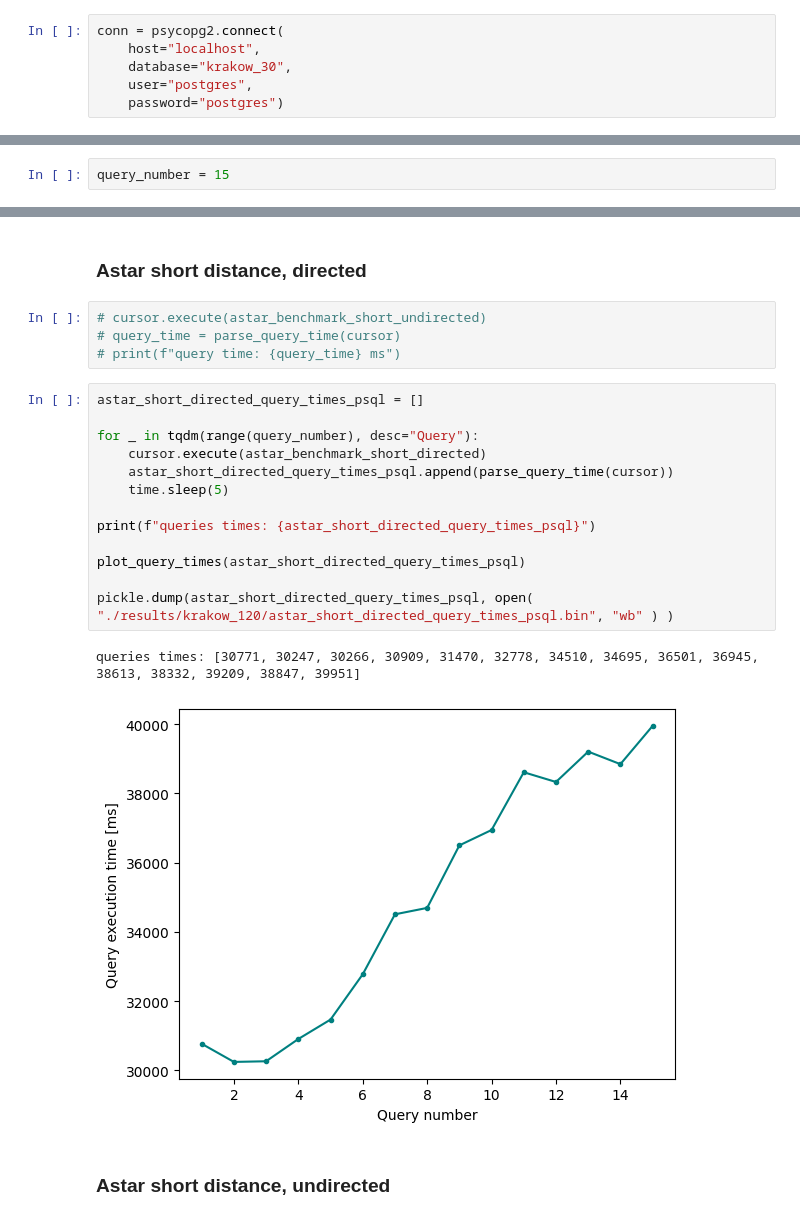
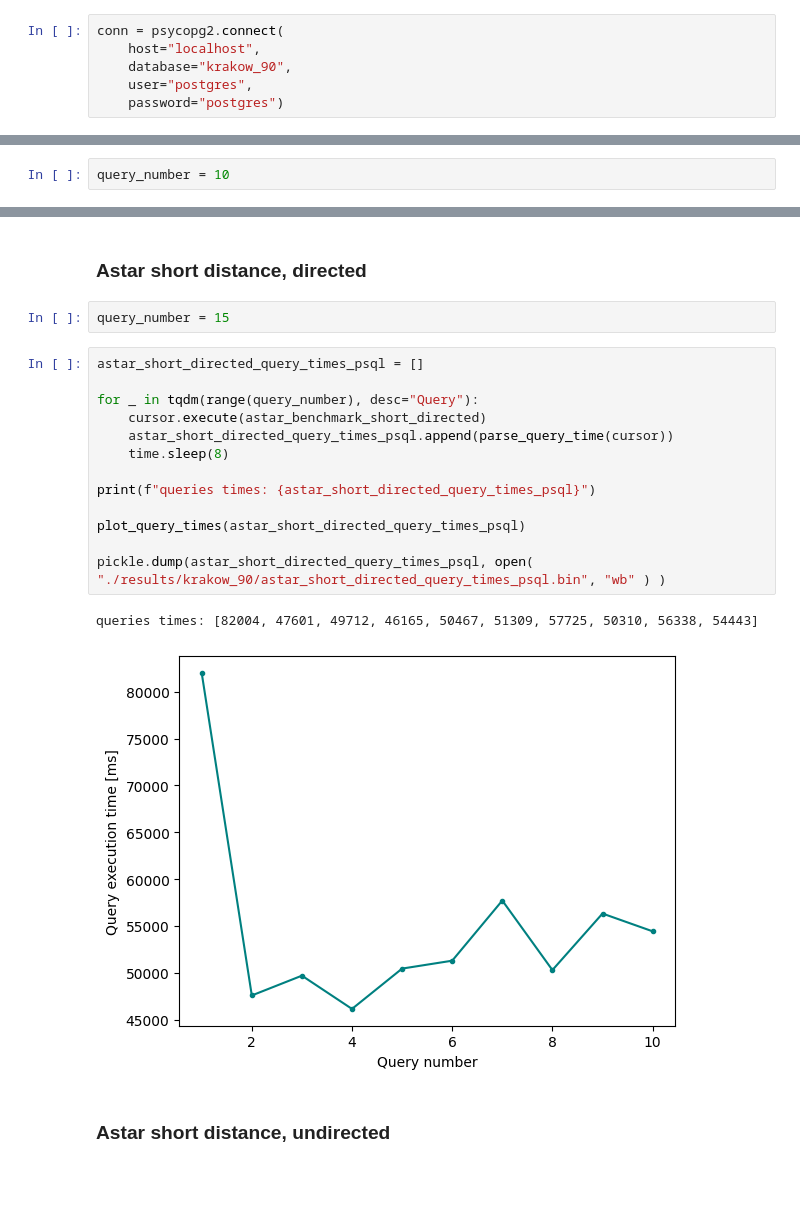
Before and after one commit to juliakisielewicz/graph-routing, a Jupyter notebook: benchmark_postgres.ipynb, the cells around one changed output, grey strips where cells are left out. Saved outputs shown, nothing was run; the diff lists cells and outputs as text; blank space fills up the shorter version.

Commit message:
results visualization added

```diff
--- a/benchmark_postgres.ipynb
+++ b/benchmark_postgres.ipynb
@@ -12,7 +12,7 @@ import pickle
 # %%
 conn = psycopg2.connect(
     host="localhost",
-    database="krakow_30",
+    database="krakow_90",
     user="postgres",
     password="postgres")
 # %%
@@ -163,6 +163,6 @@ def parse_query_time(cursor):
 # %% [markdown]
 ### How many queries
 # %%
-query_number = 15
+query_number = 10
 # %% [markdown]
 ### dijkstra short distance, directed
@@ -206,26 +202,24 @@ queries times: [25370, 23820, 24049, 24649, 24750, 24979, 24988, 25144, 25606, 2
 [figure]
 # %% [markdown]
 ### Astar short distance, directed
-# %%
-# cursor.execute(astar_benchmark_short_undirected)
-# query_time = parse_query_time(cursor)
-# print(f"query time: {query_time} ms")
+# %%
+query_number = 15
 # %%
 astar_short_directed_query_times_psql = []
 
 for _ in tqdm(range(query_number), desc="Query"):
     cursor.execute(astar_benchmark_short_directed)
     astar_short_directed_query_times_psql.append(parse_query_time(cursor))
-    time.sleep(5)
+    time.sleep(8)
 
 print(f"queries times: {astar_short_directed_query_times_psql}")
 
 plot_query_times(astar_short_directed_query_times_psql)
 
-pickle.dump(astar_short_directed_query_times_psql, open( "./results/krakow_120/astar_short_directed_query_times_psql.bin", "wb" ) )
+pickle.dump(astar_short_directed_query_times_psql, open( "./results/krakow_90/astar_short_directed_query_times_psql.bin", "wb" ) )
 # %% [output]
-queries times: [30771, 30247, 30266, 30909, 31470, 32778, 34510, 34695, 36501, 36945, 38613, 38332, 39209, 38847, 39951]
+queries times: [82004, 47601, 49712, 46165, 50467, 51309, 57725, 50310, 56338, 54443]
-[figure, old version]
+[figure, new version]
 # %% [markdown]
 ### Astar short distance, undirected
 # %%
```
Also changed, not shown: parts of 5 cells of this notebook, 3 other files.
